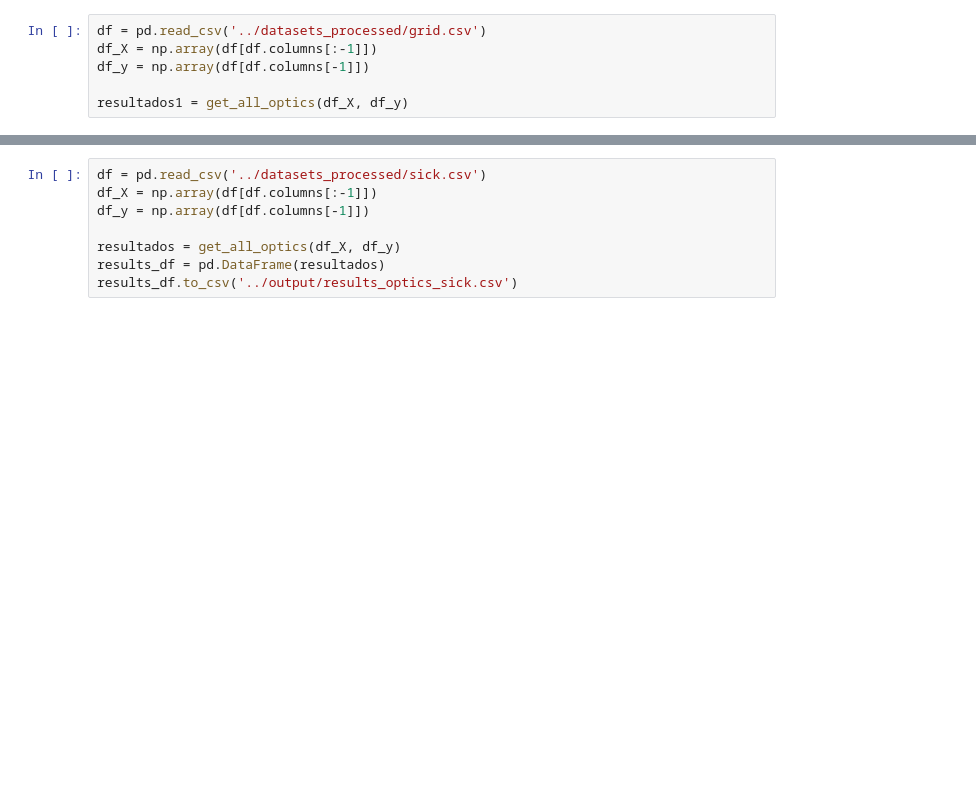
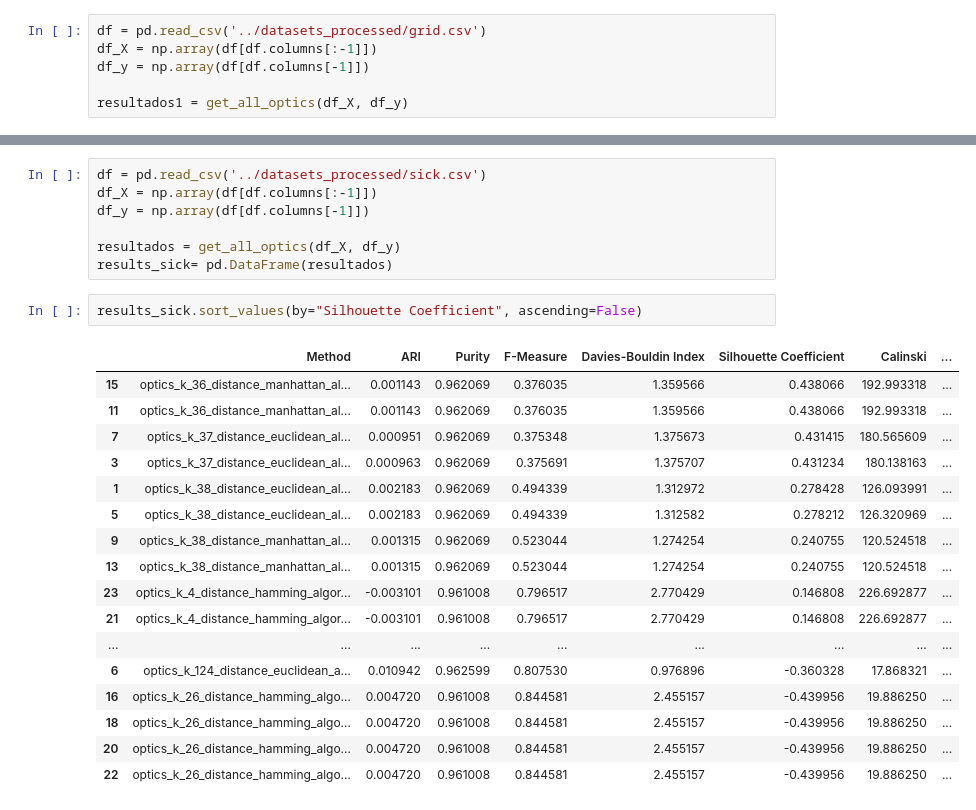
Before and after one commit to Bernat-C/Clustering-Analysis, a Jupyter notebook: testing_aina.ipynb, the cells around one changed output, grey strips where cells are left out. Saved outputs shown, nothing was run; the diff lists cells and outputs as text; blank space fills up the shorter version.

```diff
--- a/testing_aina.ipynb
+++ b/testing_aina.ipynb
@@ -50,5 +123,24 @@ df_X = np.array(df[df.columns[:-1]])
 df_y = np.array(df[df.columns[-1]])
 
 resultados = get_all_optics(df_X, df_y)
-results_df = pd.DataFrame(resultados)
-results_df.to_csv('../output/results_optics_sick.csv')
+results_sick= pd.DataFrame(resultados)
+# %%
+results_sick.sort_values(by="Silhouette Coefficient", ascending=False)
+# %% [output]
+|  | Method | ARI | Purity | F-Measure | Davies-Bouldin Index | Silhouette Coefficient | Calinski | ... |
+| 15 | optics_k_36_distance_manhattan_al... | 0.001143 | 0.962069 | 0.376035 | 1.359566 | 0.438066 | 192.993318 | ... |
+| 11 | optics_k_36_distance_manhattan_al... | 0.001143 | 0.962069 | 0.376035 | 1.359566 | 0.438066 | 192.993318 | ... |
+| 7 | optics_k_37_distance_euclidean_al... | 0.000951 | 0.962069 | 0.375348 | 1.375673 | 0.431415 | 180.565609 | ... |
+| 3 | optics_k_37_distance_euclidean_al... | 0.000963 | 0.962069 | 0.375691 | 1.375707 | 0.431234 | 180.138163 | ... |
+| 1 | optics_k_38_distance_euclidean_al... | 0.002183 | 0.962069 | 0.494339 | 1.312972 | 0.278428 | 126.093991 | ... |
+| 5 | optics_k_38_distance_euclidean_al... | 0.002183 | 0.962069 | 0.494339 | 1.312582 | 0.278212 | 126.320969 | ... |
+| 9 | optics_k_38_distance_manhattan_al... | 0.001315 | 0.962069 | 0.523044 | 1.274254 | 0.240755 | 120.524518 | ... |
+| 13 | optics_k_38_distance_manhattan_al... | 0.001315 | 0.962069 | 0.523044 | 1.274254 | 0.240755 | 120.524518 | ... |
+| 23 | optics_k_4_distance_hamming_algor... | -0.003101 | 0.961008 | 0.796517 | 2.770429 | 0.146808 | 226.692877 | ... |
+| 21 | optics_k_4_distance_hamming_algor... | -0.003101 | 0.961008 | 0.796517 | 2.770429 | 0.146808 | 226.692877 | ... |
+| ... | ... | ... | ... | ... | ... | ... | ... | ... |
+| 6 | optics_k_124_distance_euclidean_a... | 0.010942 | 0.962599 | 0.807530 | 0.976896 | -0.360328 | 17.868321 | ... |
+| 16 | optics_k_26_distance_hamming_algo... | 0.004720 | 0.961008 | 0.844581 | 2.455157 | -0.439956 | 19.886250 | ... |
+| 18 | optics_k_26_distance_hamming_algo... | 0.004720 | 0.961008 | 0.844581 | 2.455157 | -0.439956 | 19.886250 | ... |
+| 20 | optics_k_26_distance_hamming_algo... | 0.004720 | 0.961008 | 0.844581 | 2.455157 | -0.439956 | 19.886250 | ... |
+| 22 | optics_k_26_distance_hamming_algo... | 0.004720 | 0.961008 | 0.844581 | 2.455157 | -0.439956 | 19.886250 | ... |
```
Also changed, not shown: parts of 21 cells of this notebook, 3 other files.
